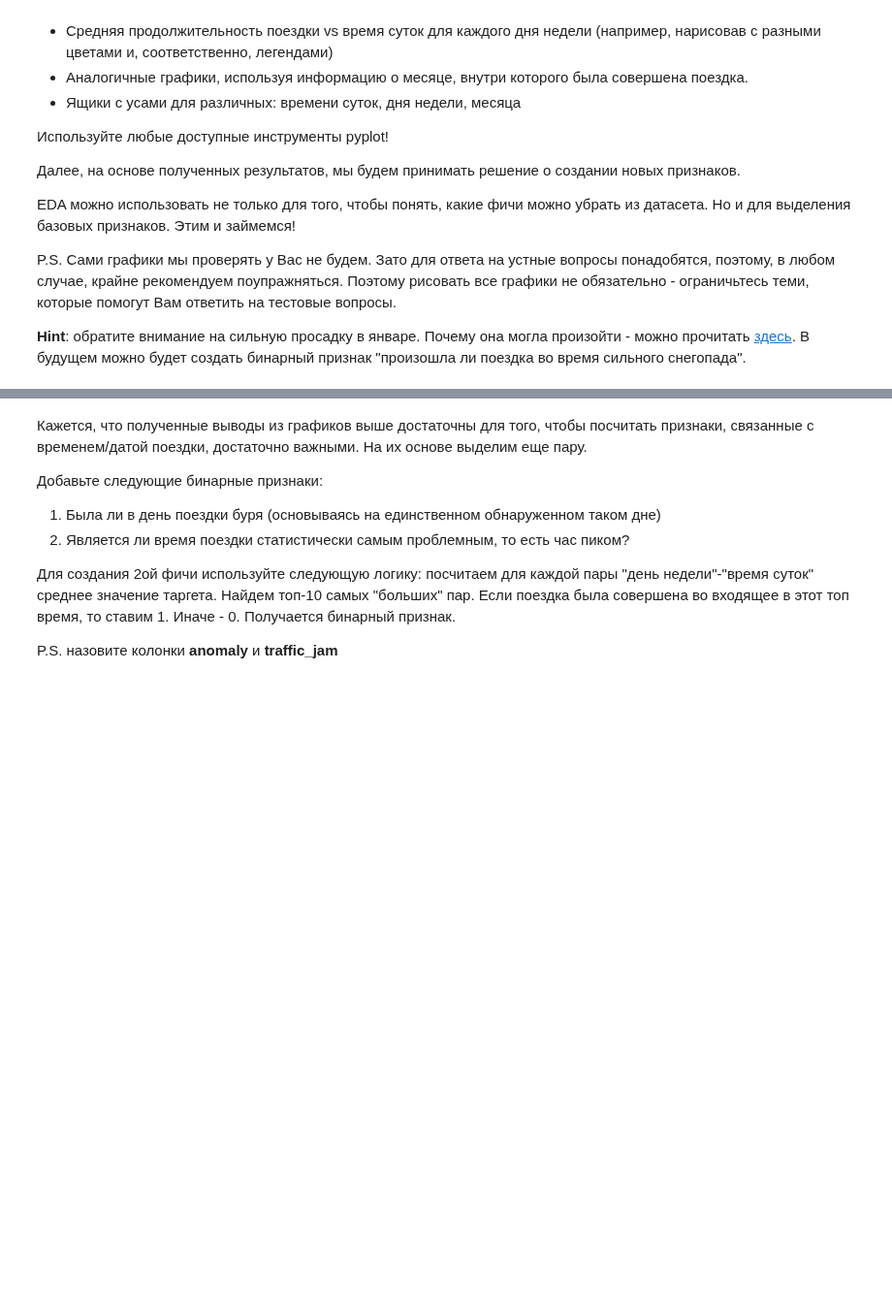
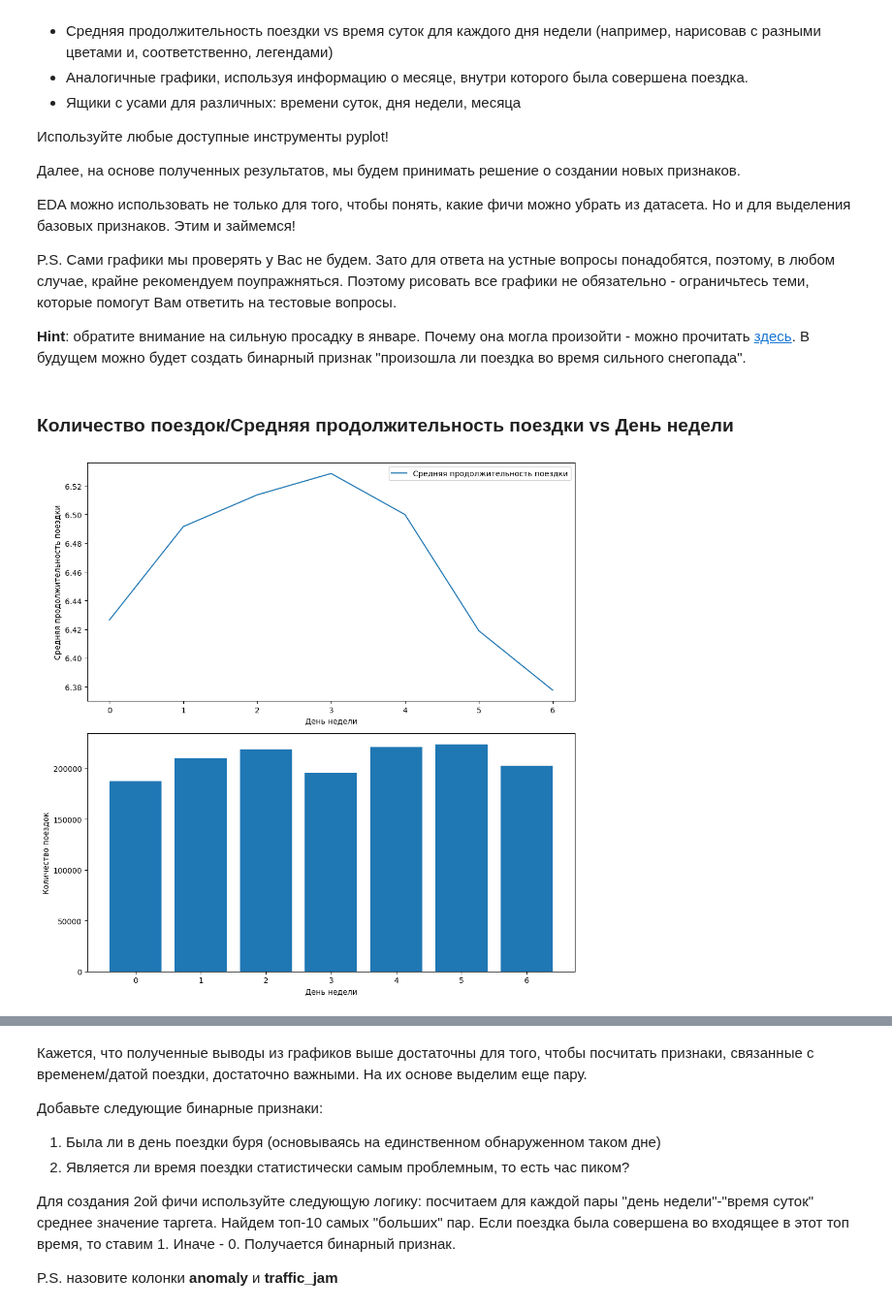
Before and after one commit to Alexey3250/Start_ML, a Jupyter notebook: Machine_learning/7_feauture_selection/HW_7.ipynb, the cells around one changed output, grey strips where cells are left out. Shown at 97% size. Cells and saved outputs as stored; diff of their text form; code cells hidden in the pictures; blank space fills up the shorter version.

```diff
--- a/Machine_learning/7_feauture_selection/HW_7.ipynb
+++ b/Machine_learning/7_feauture_selection/HW_7.ipynb
@@ -4,7 +4,7 @@
 import numpy as np
 import pandas as pd
 
-processed_data = pd.read_csv('processed_data.csv', index_col='id')
+processed_data = pd.read_csv(r'C:\Users\aefim\github\Start_ML\large\lesson_7\processed_data.csv', index_col='id')
 
 processed_data.head()
 # %% [output]
@@ -16,7 +16,7 @@ processed_data.head()
 | id3504673 | 1 | 930.399753 | 0 | 1.487155 | 6.063785 |
 | id2181028 | 1 | 930.399753 | 0 | 1.189925 | 6.077642 |
 # %%
-initial_data = pd.read_csv('taxi_dataset.csv')
+initial_data = pd.read_csv(r'C:\Users\aefim\github\Start_ML\large\lesson_7\taxi_dataset.csv')
 
 initial_data.head()
 # %% [output]
@@ -127,0 +131,26 @@ P.S. Сами графики мы проверять у Вас не будем.
+# %% [markdown]
+### Количество поездок/Средняя продолжительность поездки vs День недели
+# %%
+import matplotlib.pyplot as plt
+
+# Создаем объекты для двух подграфиков
+fig, axs = plt.subplots(2, 1, figsize=(10, 10))
+
+# Настраиваем первый подграфик
+axs[0].plot(processed_data.groupby('day_of_week').mean()['log_trip_duration'], label='Средняя продолжительность поездки')
+axs[0].set_xlabel('День недели')
+axs[0].set_ylabel('Средняя продолжительность поездки')
+axs[0].legend()
+
+# Настраиваем второй подграфик
+axs[1].bar(processed_data['day_of_week'].unique(), processed_data.groupby('day_of_week').count()['vendor_id'])
+axs[1].set_xlabel('День недели')
+axs[1].set_ylabel('Количество поездок')
+
+# Устанавливаем плотное размещение подграфиков
+plt.tight_layout()
+
+# Отображаем график
+plt.show()
+# %% [output]
+[figure, added]
```
Also changed, not shown: parts of 21 cells of this notebook.
